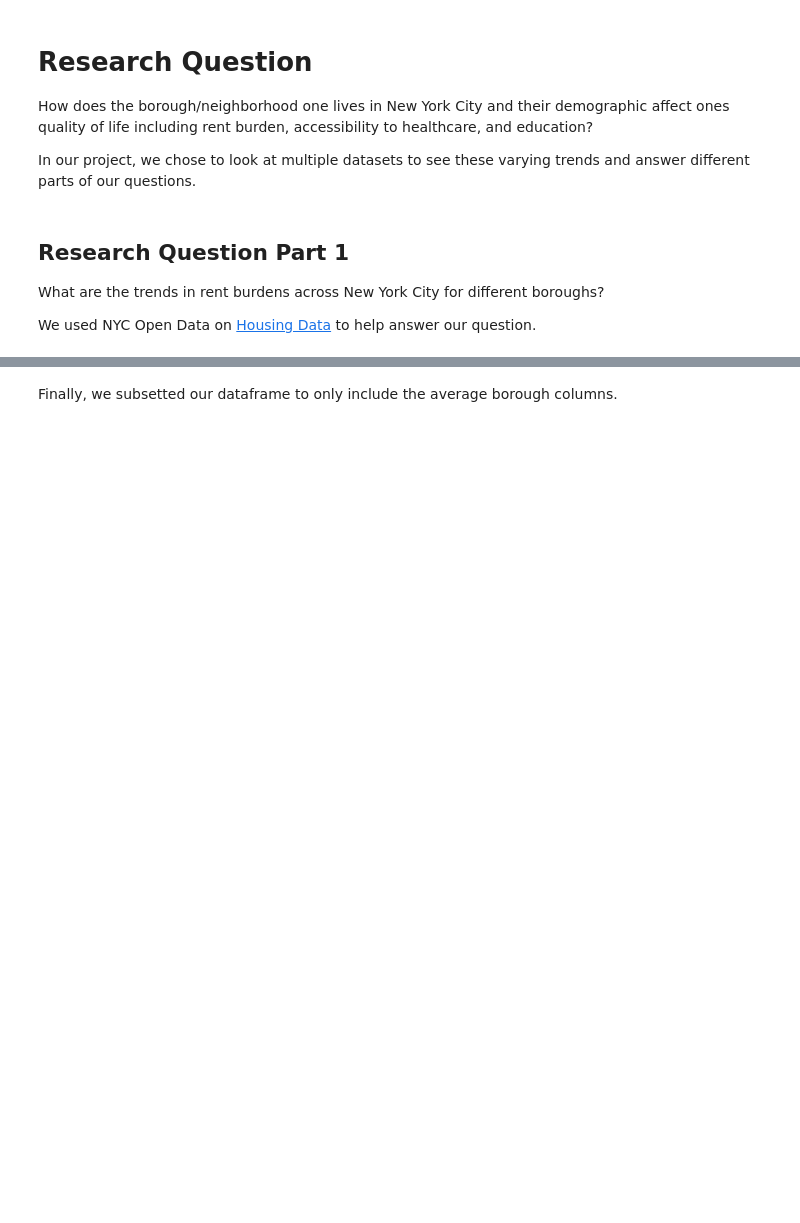
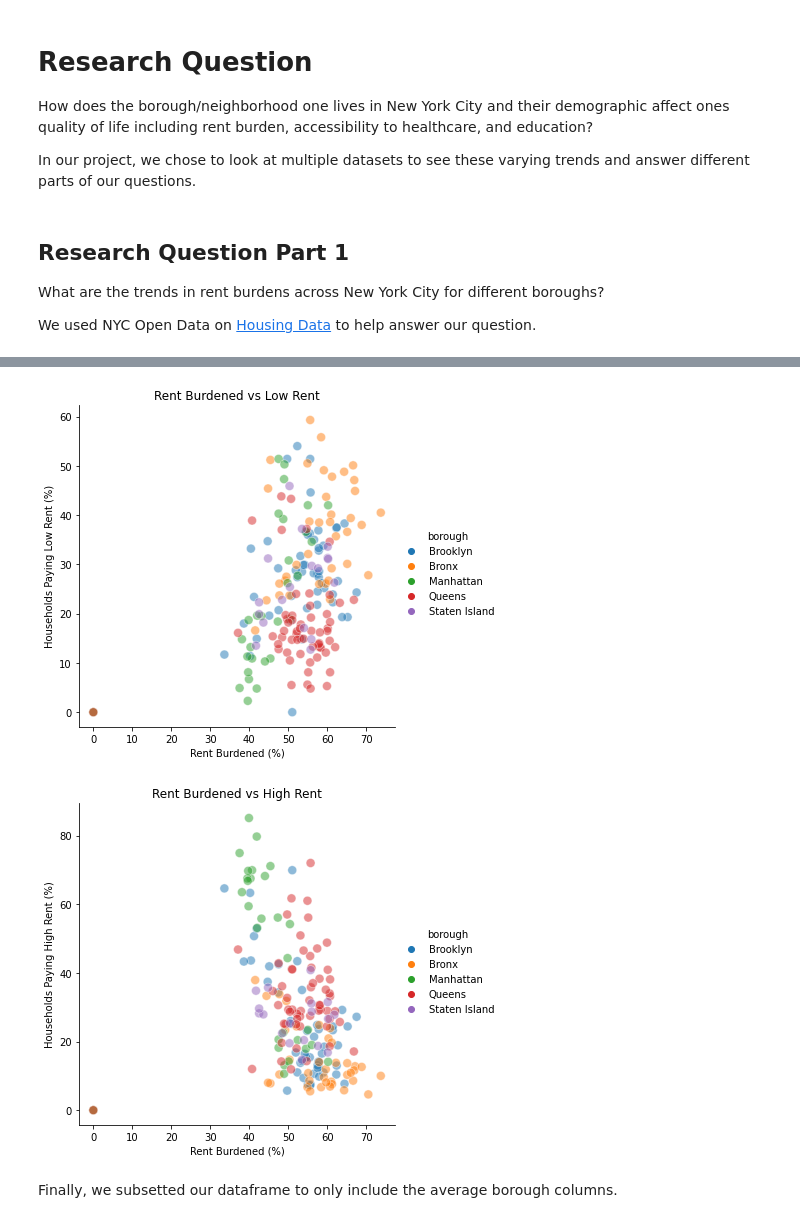
Before and after one commit to cailtyn-caj96/info-2950, a Jupyter notebook: phase2combined.ipynb, the cells around one changed output, grey strips where cells are left out. Drawn from its saved outputs; the diff is of its cells as text; code cells hidden in the pictures; blank space fills up the shorter version.

```diff
--- a/phase2combined.ipynb
+++ b/phase2combined.ipynb
@@ -196,0 +216,10 @@ display(rent_burden_estimates.head())
+# %%
+rent_burden_percent_sub.reset_index(inplace=True)
+#rent_burden_percent_sub = rent_burden_percent_sub.rename(columns = {'Neighborhood'})
+
+gross_rent_percent_sub.reset_index(inplace=True)
+#gross_rent_percent_sub = gross_rent_percent_sub.rename(columns = {'Neighborhood'})
+
+burden_gross = rent_burden_percent_sub.merge(gross_rent_percent_sub)
+burden_gross = burden_gross.rename(columns = {'index':'neighborhood'})
+display(burden_gross.head())
@@ -197,3 +233,18 @@ display(rent_burden_estimates.head())
+# %%
+sns.relplot(x='rent_burdened', y='low_rent', hue="borough", s=80, alpha=.5, data=burden_gross);
+plt.xlabel("Rent Burdened (%)")
+plt.ylabel("Households Paying Low Rent (%<$1000)")
+plt.title('Rent Burdened vs Low Rent')
+plt.show()
+
+sns.relplot(x='rent_burdened', y='high_rent', hue="borough", s=80, alpha=.5, data=burden_gross);
+plt.xlabel("Rent Burdened (%)")
+plt.ylabel("Households Paying High Rent (%>$1000)")
+plt.title('Rent Burdened vs High Rent')
+plt.show()
+# %% [output]
+[figure, added]
+[figure, added]
 # %%
 rent_burden_percent['brooklyn'] = rent_burden_percent.loc[:,rent_burden_percent.columns.str.startswith('BK')].median(axis=1)
 # print(rent_burden_estimates.loc[:,rent_burden_estimates.columns.str.startswith('BK')])
```
Also changed, not shown: parts of 46 cells of this notebook.
